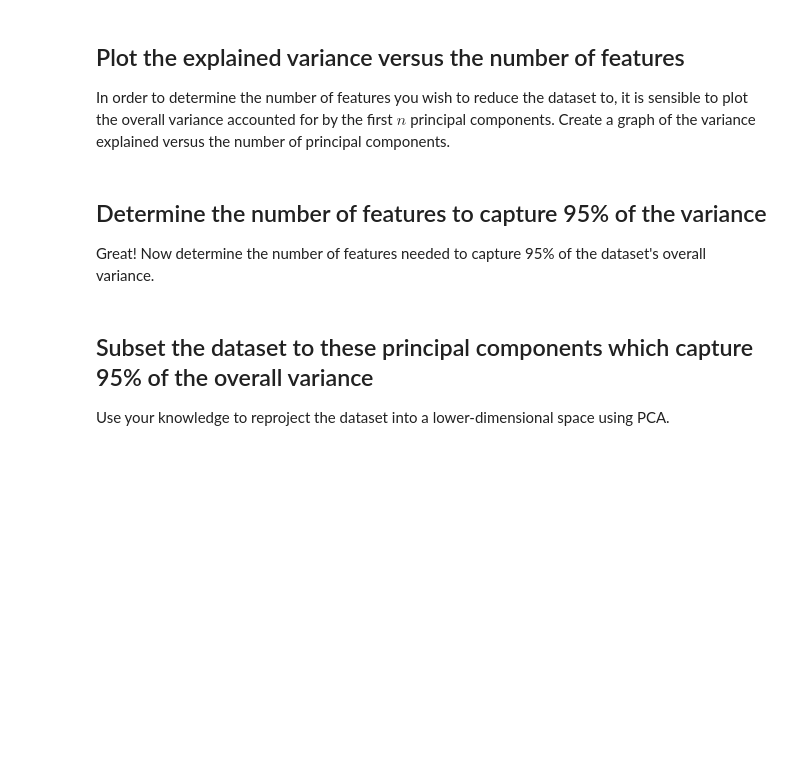
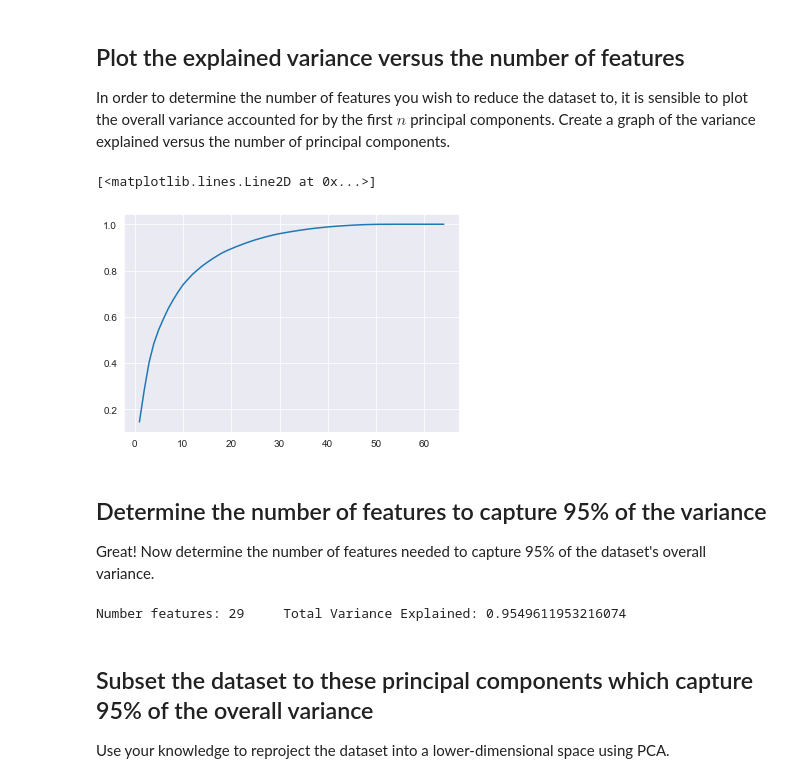
Before and after one commit to cristopher-d-delgado/dsc-pca-and-digital-image-processing-lab, a Jupyter notebook: index.ipynb, the cells around one changed output. Drawn from its saved outputs; the diff is of its cells as text; code cells hidden in the pictures; blank space fills up the shorter version.

```diff
--- a/index.ipynb
+++ b/index.ipynb
@@ -112,3 +115,10 @@ Now that you've fit a baseline classifier, it's time to explore the impacts of u
+# %%
+from sklearn.decomposition import PCA
+import seaborn as sns
+sns.set_style('darkgrid')
+# %%
+pca = PCA()
+X_pca = pca.fit_transform(X_train)
 # %% [markdown]
 ## Plot the explained variance versus the number of features
 
@@ -118,3 +126,8 @@ In order to determine the number of features you wish to reduce the dataset to,
+# %%
+plt.plot(range(1, 65), pca.explained_variance_ratio_.cumsum())
+# %% [output]
+[<matplotlib.lines.Line2D at 0x...>]
+[figure, added]
 # %% [markdown]
 ## Determine the number of features to capture 95% of the variance
 
@@ -124,3 +135,11 @@ Great! Now determine the number of features needed to capture 95% of the dataset
+# %%
+# Your code here
+total_explained_variance = pca.explained_variance_ratio_.cumsum()
+n_over_95 = len(total_explained_variance[total_explained_variance >= .95])
+n_to_reach_95 = X.shape[1] - n_over_95 + 1
+print("Number features: {}\tTotal Variance Explained: {}".format(n_to_reach_95, total_explained_variance[n_to_reach_95-1]))
+# %% [output]
+Number features: 29     Total Variance Explained: 0.9549611953216074
 # %% [markdown]
 ## Subset the dataset to these principal components which capture 95% of the overall variance
 
```
Also changed, not shown: parts of 13 cells of this notebook.
